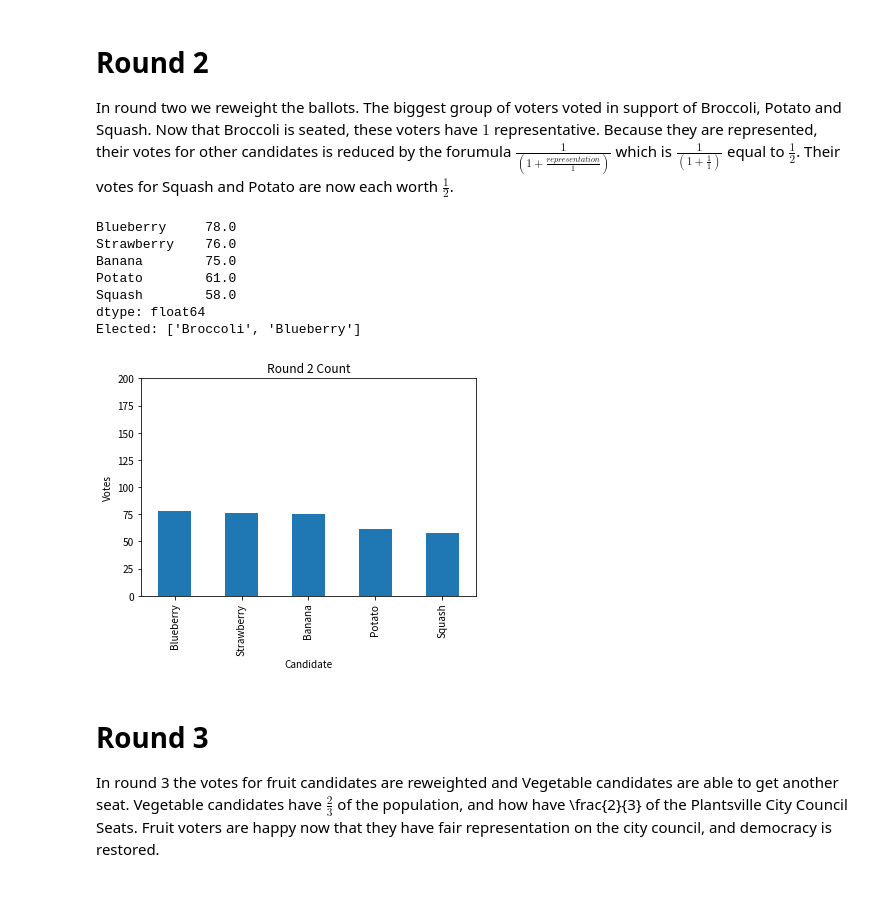
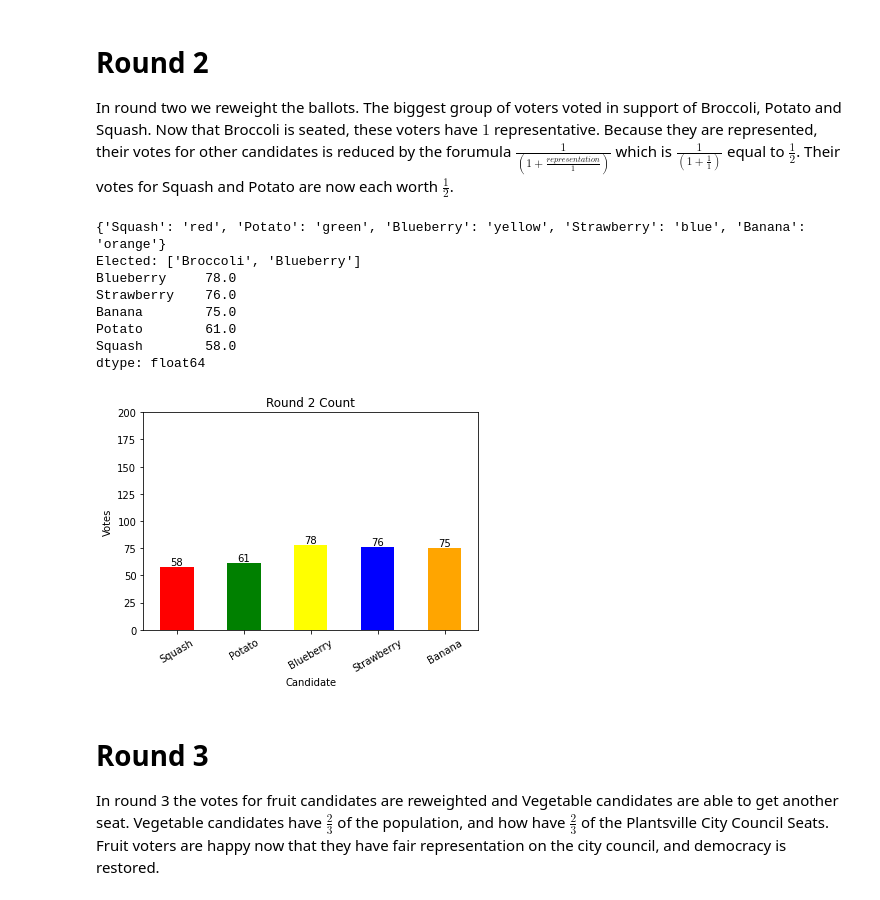
Before and after one commit to electionscience/election_methods, a Jupyter notebook: examples/sequential_proportional_approval_voting.ipynb, the cells around one changed output. Cells and saved outputs as stored; diff of their text form; code cells hidden in the pictures.

```diff
--- a/examples/sequential_proportional_approval_voting.ipynb
+++ b/examples/sequential_proportional_approval_voting.ipynb
@@ -172,21 +179,22 @@ Elected: ['Broccoli']
 # Round 2
 
 In round two we reweight the ballots. The biggest group of voters voted in support of Broccoli, Potato and Squash. Now that Broccoli is seated, these voters have $ 1 $ representative. Because they are represented, their votes for other candidates is reduced by the forumula $\frac{1}{(1+\frac{representation}{1})}$ which is $\frac{1}{(1+\frac{1}{1})}$ equal to $\frac{1}{2}$. Their votes for Squash and Potato are now each worth $\frac{1}{2}$.
-# %%
-plot_round_count(ballots.apply(reweight, axis=1).drop(elected, axis=1))
-ballots, round_count = nextRound(ballots)
-print(round_count)
-print(f"Elected: {elected }")
-# %% [output]
-Blueberry     78.0
-Strawberry    76.0
-Banana        75.0
-Potato        61.0
-Squash        58.0
-dtype: float64
-Elected: ['Broccoli', 'Blueberry']
-[figure, removed]
+# %%
+round_2_ballots, elected = SPAV(ballots, seats=2)
+plot_round_count(round_2_ballots, 2)
+print(f"Elected: {elected }")
+print(round_2_ballots.sum().sort_values(ascending=False))
+# %% [output]
+{'Squash': 'red', 'Potato': 'green', 'Blueberry': 'yellow', 'Strawberry': 'blue', 'Banana': 'orange'}
+Elected: ['Broccoli', 'Blueberry']
+Blueberry     78.0
+Strawberry    76.0
+Banana        75.0
+Potato        61.0
+Squash        58.0
+dtype: float64
+[figure, added]
 # %% [markdown]
 # Round 3
 
-In round 3 the votes for fruit candidates are reweighted and Vegetable candidates are able to get another seat. Vegetable candidates have $ \frac{2}{3} $ of the population, and how have \frac{2}{3} of the Plantsville City Council Seats. Fruit voters are happy now that they have fair representation on the city council, and democracy is restored.
+In round 3 the votes for fruit candidates are reweighted and Vegetable candidates are able to get another seat. Vegetable candidates have $ \frac{2}{3} $ of the population, and how have $ \frac{2}{3} $ of the Plantsville City Council Seats. Fruit voters are happy now that they have fair representation on the city council, and democracy is restored.
```
Also changed, not shown: parts of 9 cells of this notebook.
